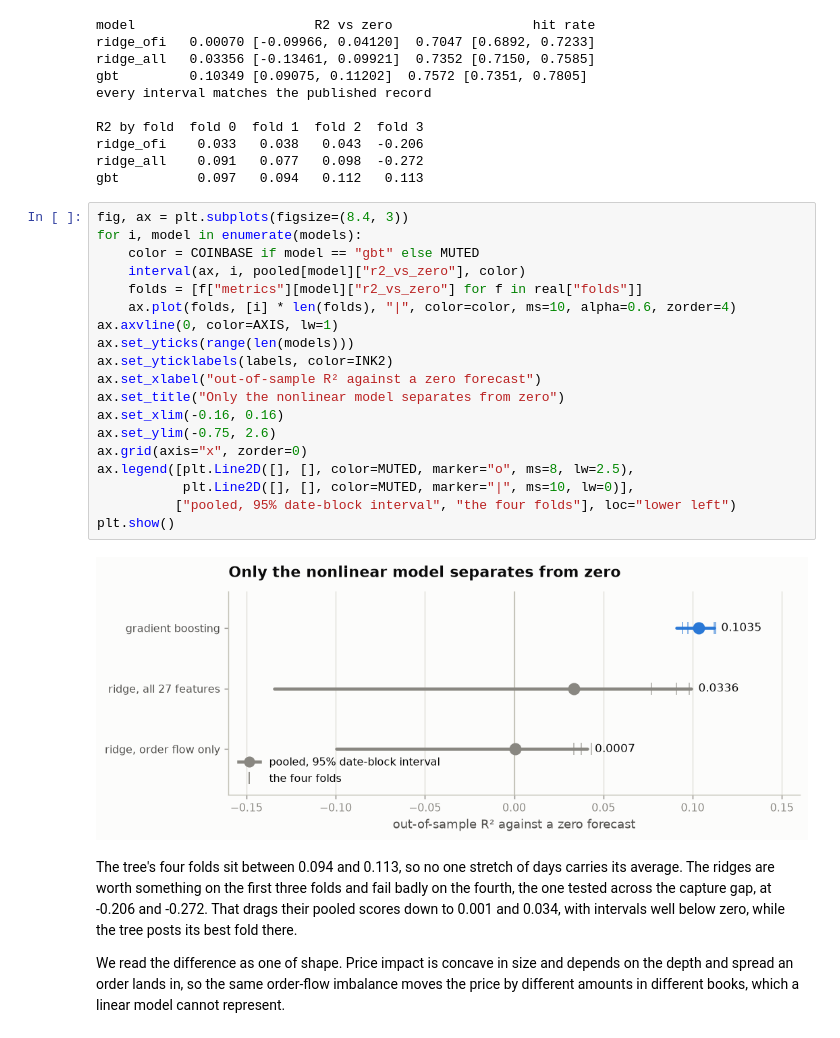
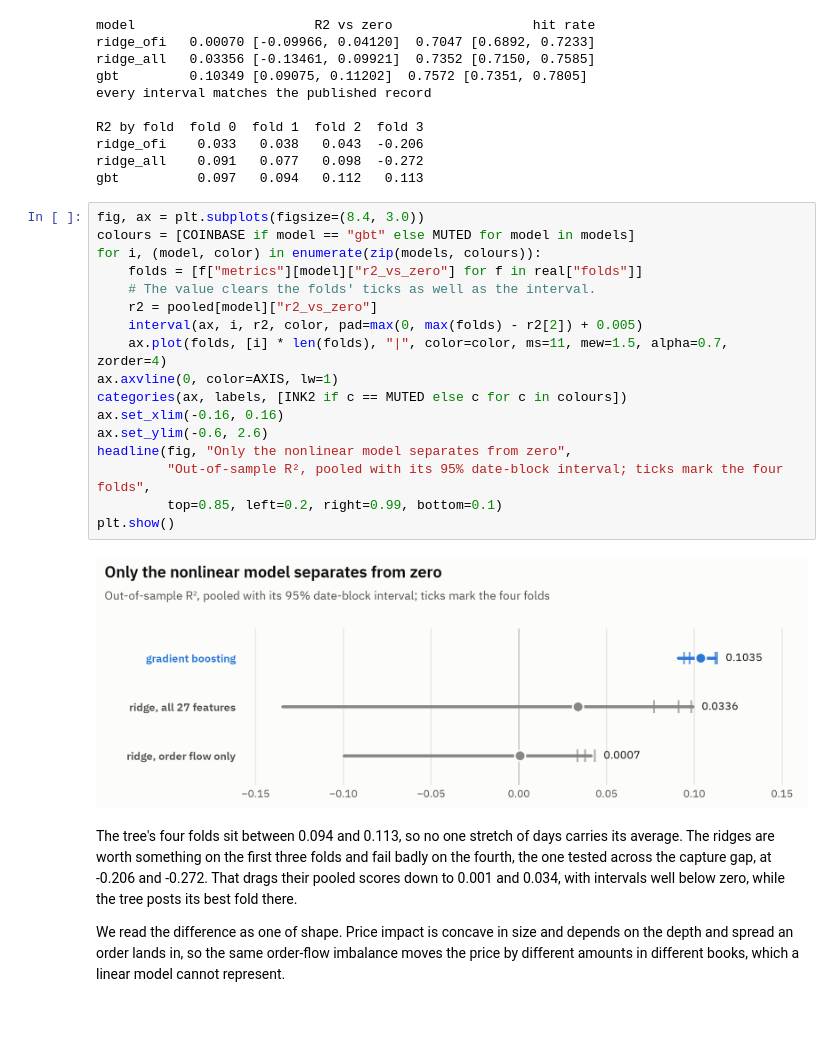
Before and after one commit to ryanp2718/crosstick-price-discovery, a Jupyter notebook: notebooks/appendix.ipynb, the cells around one changed output. Cells and saved outputs as stored; diff of their text form.

```diff
--- a/notebooks/appendix.ipynb
+++ b/notebooks/appendix.ipynb
@@ -280,26 +271,24 @@ ridge_ofi    0.033   0.038   0.043  -0.206
 ridge_all    0.091   0.077   0.098  -0.272
 gbt          0.097   0.094   0.112   0.113
 # %%
-fig, ax = plt.subplots(figsize=(8.4, 3))
-for i, model in enumerate(models):
-    color = COINBASE if model == "gbt" else MUTED
-    interval(ax, i, pooled[model]["r2_vs_zero"], color)
+fig, ax = plt.subplots(figsize=(8.4, 3.0))
+colours = [COINBASE if model == "gbt" else MUTED for model in models]
+for i, (model, color) in enumerate(zip(models, colours)):
     folds = [f["metrics"][model]["r2_vs_zero"] for f in real["folds"]]
-    ax.plot(folds, [i] * len(folds), "|", color=color, ms=10, alpha=0.6, zorder=4)
+    # The value clears the folds' ticks as well as the interval.
+    r2 = pooled[model]["r2_vs_zero"]
+    interval(ax, i, r2, color, pad=max(0, max(folds) - r2[2]) + 0.005)
+    ax.plot(folds, [i] * len(folds), "|", color=color, ms=11, mew=1.5, alpha=0.7, zorder=4)
 ax.axvline(0, color=AXIS, lw=1)
-ax.set_yticks(range(len(models)))
-ax.set_yticklabels(labels, color=INK2)
-ax.set_xlabel("out-of-sample R² against a zero forecast")
-ax.set_title("Only the nonlinear model separates from zero")
+categories(ax, labels, [INK2 if c == MUTED else c for c in colours])
 ax.set_xlim(-0.16, 0.16)
-ax.set_ylim(-0.75, 2.6)
-ax.grid(axis="x", zorder=0)
-ax.legend([plt.Line2D([], [], color=MUTED, marker="o", ms=8, lw=2.5),
-           plt.Line2D([], [], color=MUTED, marker="|", ms=10, lw=0)],
-          ["pooled, 95% date-block interval", "the four folds"], loc="lower left")
+ax.set_ylim(-0.6, 2.6)
+headline(fig, "Only the nonlinear model separates from zero",
+         "Out-of-sample R², pooled with its 95% date-block interval; ticks mark the four folds",
+         top=0.85, left=0.2, right=0.99, bottom=0.1)
 plt.show()
 # %% [output]
-[figure, old version]
+[figure, new version]
 # %% [markdown]
 The tree's four folds sit between 0.094 and 0.113, so no one stretch of days carries its
 average. The ridges are worth something on the first three folds and fail badly on the fourth,
```
Also changed, not shown: parts of 12 cells of this notebook, 8 other files.
